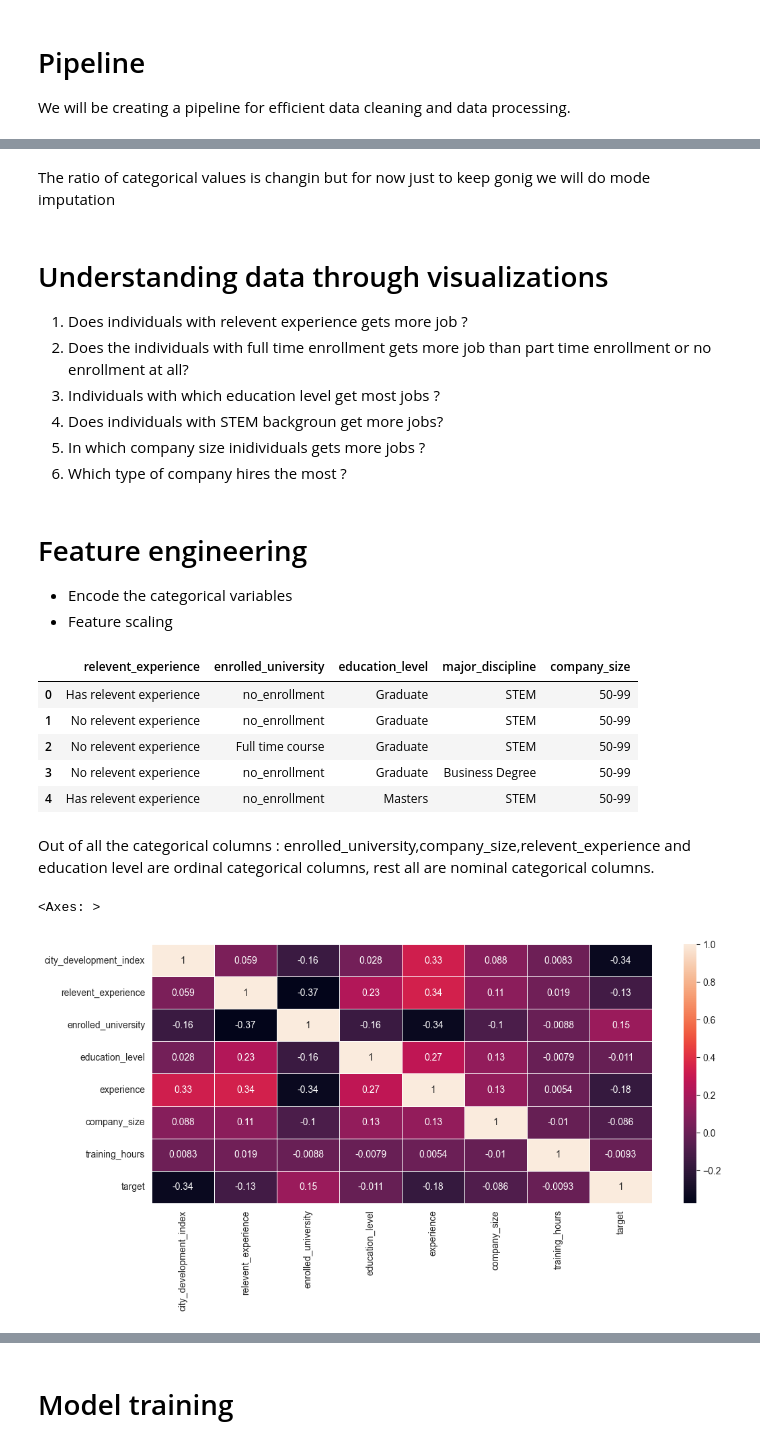
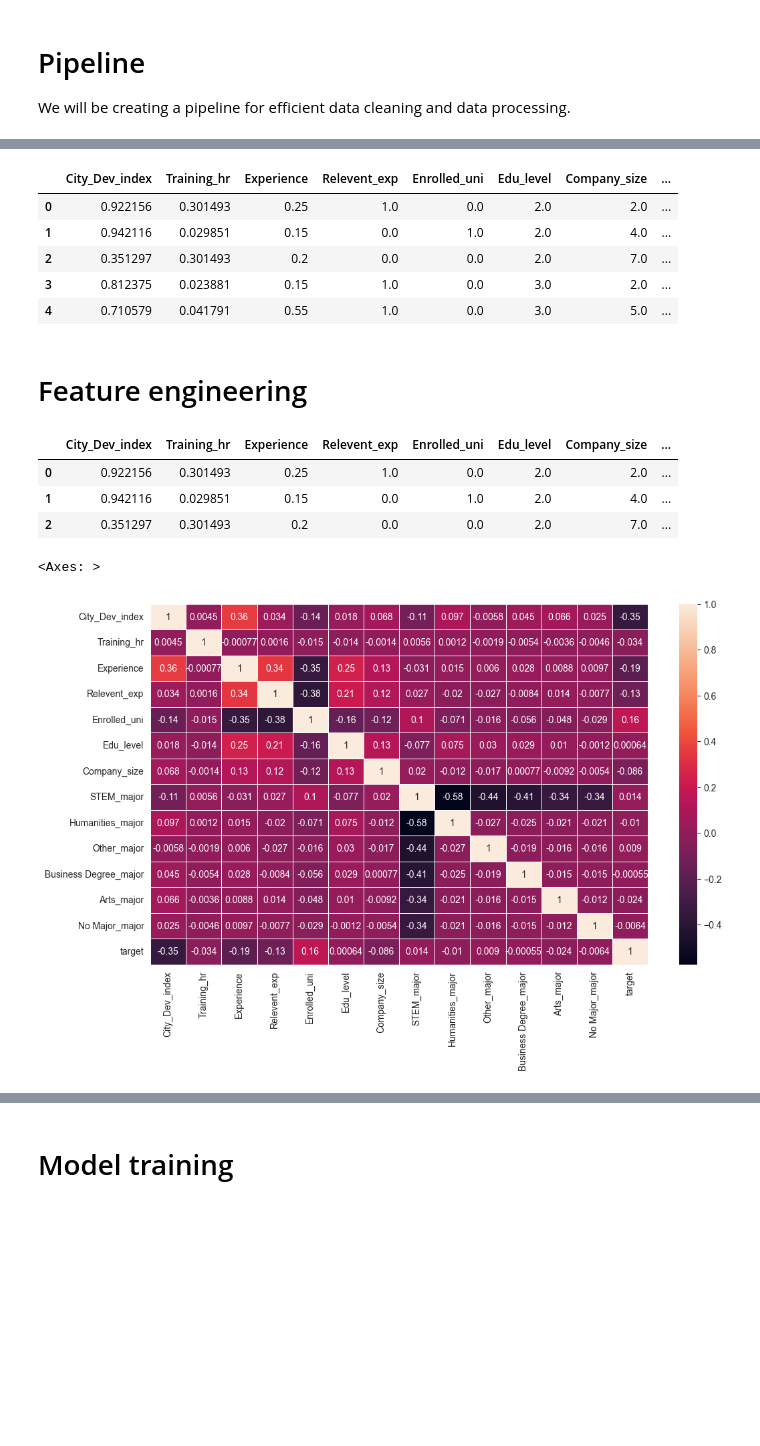
Before and after one commit to yuvraaj2002/Old_projects, a Jupyter notebook: DS job prediction/DS_job_prediction.ipynb, the cells around one changed output, grey strips where cells are left out. Cells and saved outputs as stored; diff of their text form; code cells hidden in the pictures; blank space fills up the shorter version.

```diff
--- a/DS job prediction/DS_job_prediction.ipynb
+++ b/DS job prediction/DS_job_prediction.ipynb
@@ -275,13 +336,9 @@ pipe = Pipeline(steps=[
 ])
 # %%
 # Seperating the data into dependent and independent variable
-X = df.drop(['target'],axis=1)
-y = df['target']
+X = New_df.drop(['target'],axis=1)
+y = New_df['target']
 
 # Let's split the data into train,test and validation
 X_train, X_test, y_train, y_test = train_test_split(X, y, test_size=0.2, random_state=42)
 X_train, X_val, y_train, y_val = train_test_split(X_train, y_train, test_size=0.25, random_state=42)
-# %%
-X_train = pipe.fit_transform(X_train)
-X_train = pd.DataFrame(X_train)
-X_train
@@ -404,2 +344,0 @@ compare_major
-# %% [markdown]
-The ratio of categorical values is changin but for now just to keep gonig we will do mode imputation
@@ -410,9 +344,0 @@ for cols in Temp_df.columns:
-# %% [markdown]
-# Understanding data through visualizations
-
-1. Does individuals with relevent experience gets more job ?
-2. Does the individuals with full time enrollment gets more job than part time enrollment or no enrollment at all?
-3. Individuals with which education level get most jobs ?
-4. Does individuals with STEM backgroun get more jobs?
-5. In which company size inidividuals gets more jobs ?
-6. Which type of company hires the most ?
@@ -436,17 +345,17 @@ for cols in Temp_df.columns:
+# %%
+cols = ['City_Dev_index','Training_hr','Experience','Relevent_exp','Enrolled_uni','Edu_level','Company_size','STEM_major',
+        'Humanities_major', 'Other_major', 'Business Degree_major', 'Arts_major', 'No Major_major']
+
+# Transform the data
+X_train = pipe.fit_transform(X_train)
+X_train = pd.DataFrame(X_train,columns = cols)
+X_train.head(5)
+# %% [output]
+|  | City_Dev_index | Training_hr | Experience | Relevent_exp | Enrolled_uni | Edu_level | Company_size | ... |
+| 0 | 0.922156 | 0.301493 | 0.25 | 1.0 | 0.0 | 2.0 | 2.0 | ... |
+| 1 | 0.942116 | 0.029851 | 0.15 | 0.0 | 1.0 | 2.0 | 4.0 | ... |
+| 2 | 0.351297 | 0.301493 | 0.2 | 0.0 | 0.0 | 2.0 | 7.0 | ... |
+| 3 | 0.812375 | 0.023881 | 0.15 | 1.0 | 0.0 | 3.0 | 2.0 | ... |
+| 4 | 0.710579 | 0.041791 | 0.55 | 1.0 | 0.0 | 3.0 | 5.0 | ... |
 # %% [markdown]
 # Feature engineering
-
-- Encode the categorical variables
-- Feature scaling
-# %%
-categorical_cols = df.select_dtypes(include='object')
-categorical_cols.head(5)
-# %% [output]
-|  | relevent_experience | enrolled_university | education_level | major_discipline | company_size |
-| 0 | Has relevent experience | no_enrollment | Graduate | STEM | 50-99 |
-| 1 | No relevent experience | no_enrollment | Graduate | STEM | 50-99 |
-| 2 | No relevent experience | Full time course | Graduate | STEM | 50-99 |
-| 3 | No relevent experience | no_enrollment | Graduate | Business Degree | 50-99 |
-| 4 | Has relevent experience | no_enrollment | Masters | STEM | 50-99 |
-# %% [markdown]
-Out of all the categorical columns : enrolled_university,company_size,relevent_experience and education level are ordinal categorical columns, rest all are nominal categorical columns.
@@ -467,6 +362,16 @@ df['company_size'] = df['company_size'].map(map_company_size)
+# %%
+y_train = y_train.reset_index(drop=True)
+X_train['target'] = y_train
+
+X_train.head(3)
+# %% [output]
+|  | City_Dev_index | Training_hr | Experience | Relevent_exp | Enrolled_uni | Edu_level | Company_size | ... |
+| 0 | 0.922156 | 0.301493 | 0.25 | 1.0 | 0.0 | 2.0 | 2.0 | ... |
+| 1 | 0.942116 | 0.029851 | 0.15 | 0.0 | 1.0 | 2.0 | 4.0 | ... |
+| 2 | 0.351297 | 0.301493 | 0.2 | 0.0 | 0.0 | 2.0 | 7.0 | ... |
 # %%
-f, ax = plt.subplots(figsize=(12, 5))
-sns.heatmap(df.corr(numeric_only=True), annot=True, linewidths=.5, ax=ax)
+fig, ax = plt.subplots(figsize=(12, 7))
+sns.heatmap(X_train.corr(), annot=True, linewidths=.5, ax=ax)
 # %% [output]
 <Axes: >
-[figure, old version]
+[figure, new version]
```
Also changed, not shown: parts of 51 cells of this notebook.
